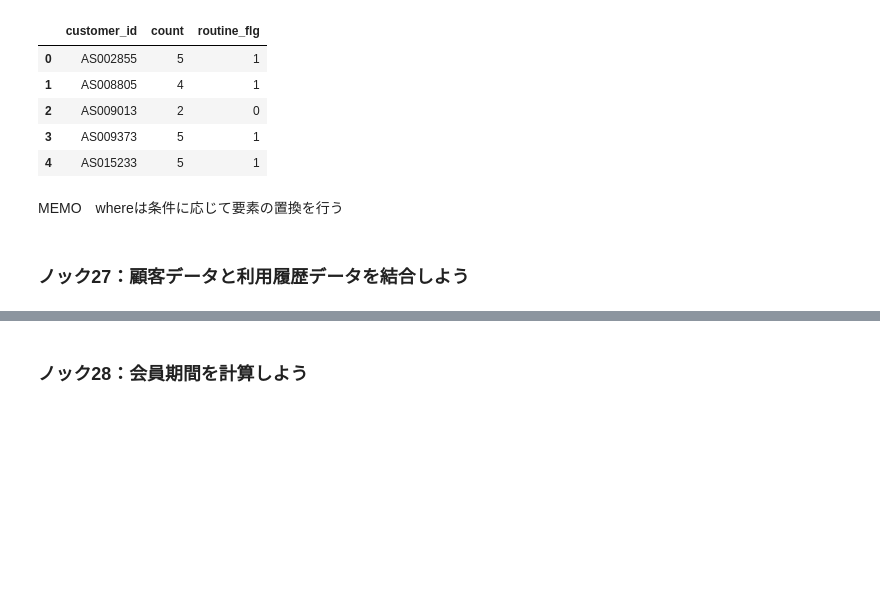
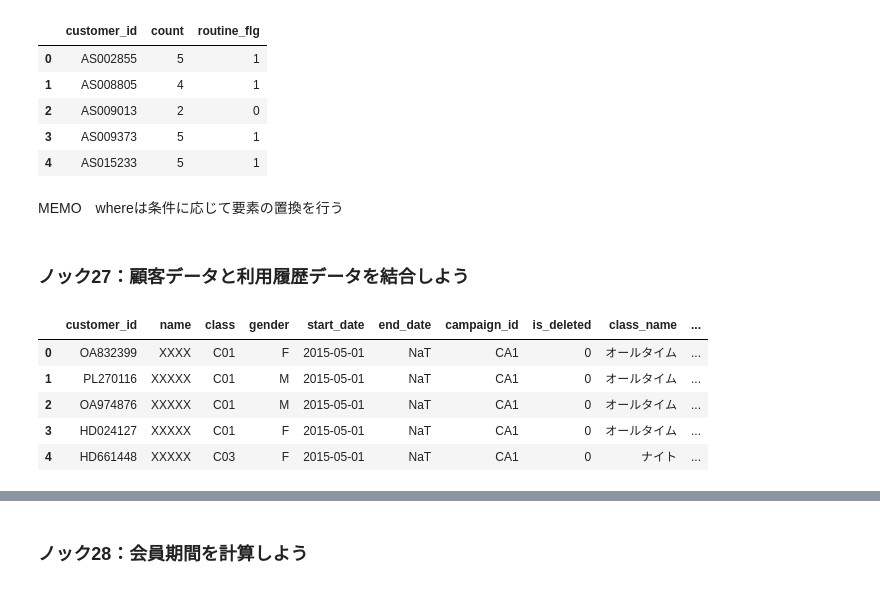
Before and after one commit to Ayakke/100knock, a Jupyter notebook: サンプルコード_20201021/3章/3章_顧客の全体像を把握する１０本ノック.ipynb, the cells around one changed output, grey strips where cells are left out. Saved outputs shown, nothing was run; the diff lists cells and outputs as text; code cells hidden in the pictures; blank space fills up the shorter version.

```diff
--- a/サンプルコード_20201021/3章/3章_顧客の全体像を把握する１０本ノック.ipynb
+++ b/サンプルコード_20201021/3章/3章_顧客の全体像を把握する１０本ノック.ipynb
@@ -260,3 +260,14 @@ uselog_weekday.head()
 MEMO　whereは条件に応じて要素の置換を行う
 # %% [markdown]
 ### ノック27：顧客データと利用履歴データを結合しよう
+# %%
+customer_join = pd.merge(customer_join, uselog_customer, on="customer_id", how="left")
+customer_join = pd.merge(customer_join, uselog_weekday[["customer_id", "routine_flg"]], on="customer_id", how="left")
+customer_join.head()
+# %% [output]
+|  | customer_id | name | class | gender | start_date | end_date | campaign_id | is_deleted | class_name | ... |
+| 0 | OA832399 | XXXX | C01 | F | 2015-05-01 | NaT | CA1 | 0 | オールタイム | ... |
+| 1 | PL270116 | XXXXX | C01 | M | 2015-05-01 | NaT | CA1 | 0 | オールタイム | ... |
+| 2 | OA974876 | XXXXX | C01 | M | 2015-05-01 | NaT | CA1 | 0 | オールタイム | ... |
+| 3 | HD024127 | XXXXX | C01 | F | 2015-05-01 | NaT | CA1 | 0 | オールタイム | ... |
+| 4 | HD661448 | XXXXX | C03 | F | 2015-05-01 | NaT | CA1 | 0 | ナイト | ... |
```
Also changed, not shown: parts of 4 cells of this notebook, 1 other file.
